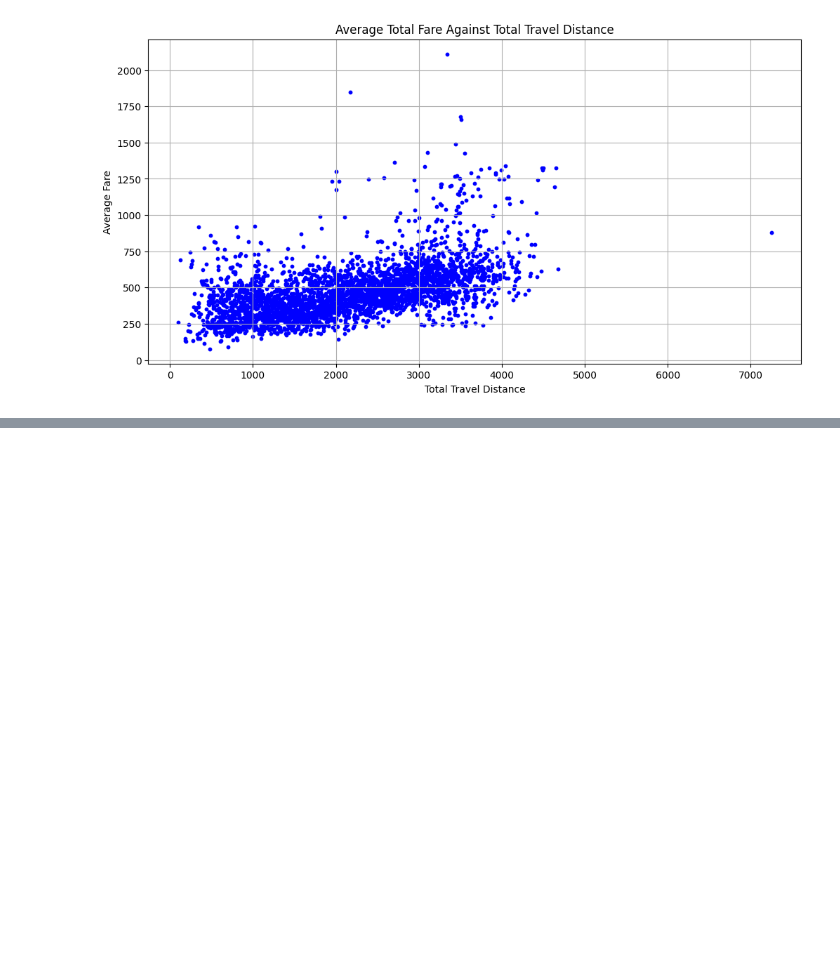
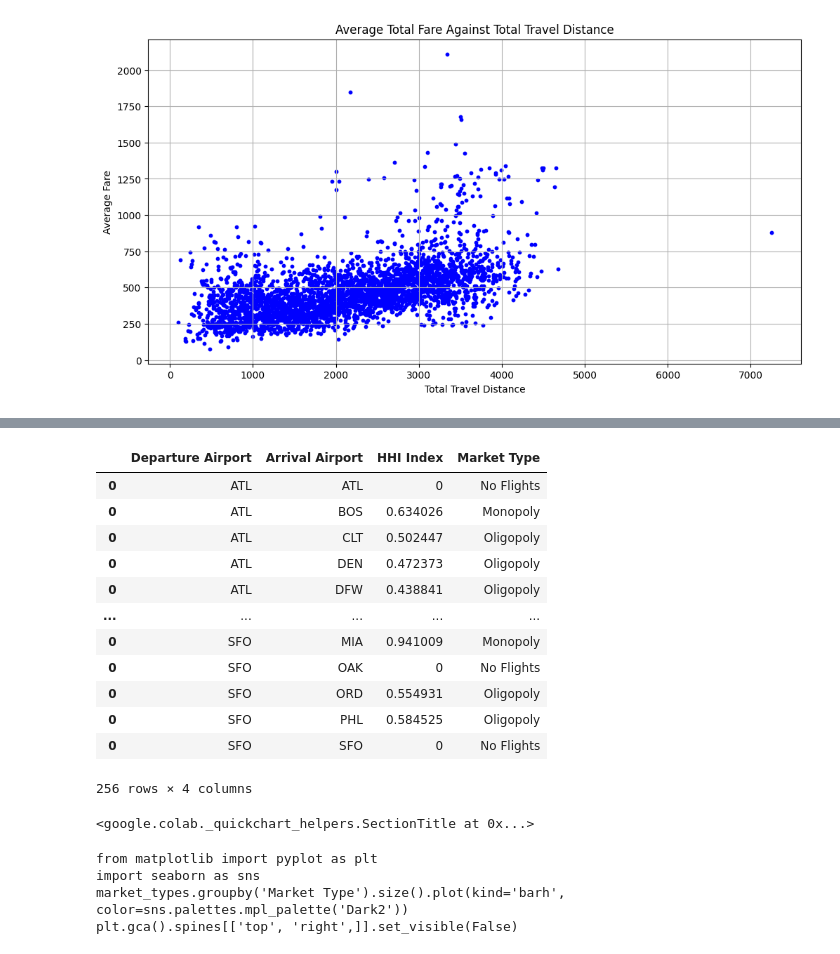
Before and after one commit to yuancx2025/526_project_group2, a Jupyter notebook: Flight_Prices_Analysis.ipynb, the cells around one changed output, grey strips where cells are left out. Cells and saved outputs as stored; diff of their text form; code cells hidden in the pictures; blank space fills up the shorter version.

```diff
--- a/Flight_Prices_Analysis.ipynb
+++ b/Flight_Prices_Analysis.ipynb
@@ -432,0 +536,46 @@ plt.show()
+# %%
+import numpy as np
+
+unique_starts = np.sort(flights_per_route_merged['startingAirport'].unique())
+unique_ends = np.sort(flights_per_route_merged['destinationAirport'].unique())
+column_names = ["Departure Airport", "Arrival Airport", "HHI Index", "Market Type"]
+market_types = pd.DataFrame(columns=column_names)
+
+for start in unique_starts:
+  for end in unique_ends:
+    HHI = 0
+    filtered_df = flights_per_route_merged[(flights_per_route_merged['startingAirport'] == start) & (flights_per_route_merged['destinationAirport'] == end)]
+    for index, row_data in filtered_df.iterrows():
+      HHI += (row_data["market_share"])**2
+    if HHI > .6:
+      market_kind = "Monopoly"
+    elif HHI > .2:
+      market_kind = "Oligopoly"
+    elif HHI > 0:
+      market_kind = "Competitive"
+    else:
+      market_kind = "No Flights"
+    new_path_row = pd.DataFrame([{"Departure Airport": start, "Arrival Airport": end, "HHI Index": HHI, "Market Type": market_kind}])
+    market_types = pd.concat([market_types, new_path_row])
+
+
+display(market_types)
+# %% [output]
+|  | Departure Airport | Arrival Airport | HHI Index | Market Type |
+| 0 | ATL | ATL | 0 | No Flights |
+| 0 | ATL | BOS | 0.634026 | Monopoly |
+| 0 | ATL | CLT | 0.502447 | Oligopoly |
+| 0 | ATL | DEN | 0.472373 | Oligopoly |
+| 0 | ATL | DFW | 0.438841 | Oligopoly |
+| ... | ... | ... | ... | ... |
+| 0 | SFO | MIA | 0.941009 | Monopoly |
+| 0 | SFO | OAK | 0 | No Flights |
+| 0 | SFO | ORD | 0.554931 | Oligopoly |
+| 0 | SFO | PHL | 0.584525 | Oligopoly |
+| 0 | SFO | SFO | 0 | No Flights |
+256 rows × 4 columns
+<google.colab._quickchart_helpers.SectionTitle at 0x...>
+from matplotlib import pyplot as plt
+import seaborn as sns
+market_types.groupby('Market Type').size().plot(kind='barh', color=sns.palettes.mpl_palette('Dark2'))
+plt.gca().spines[['top', 'right',]].set_visible(False)
```
Also changed, not shown: parts of 5 cells of this notebook.
